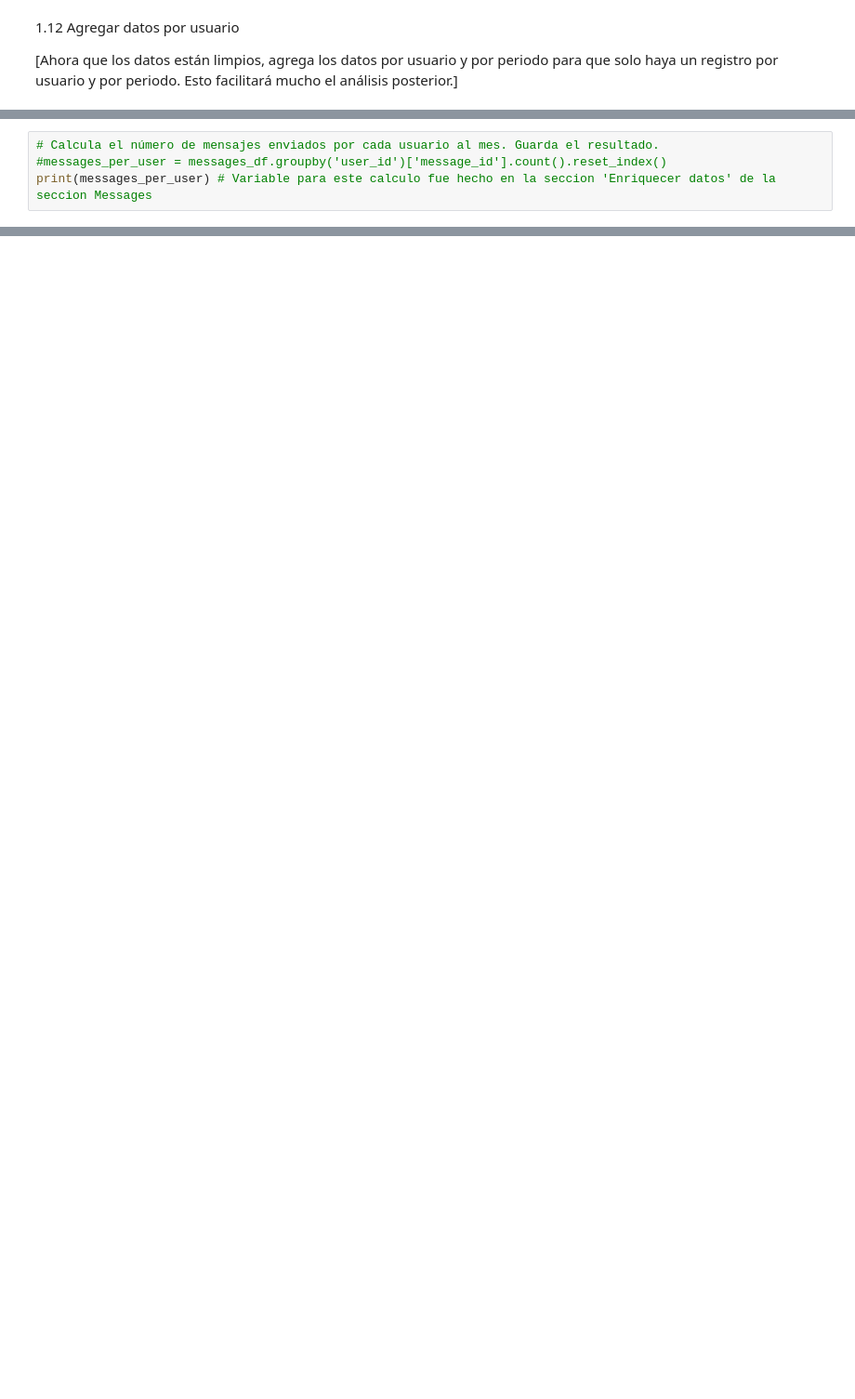
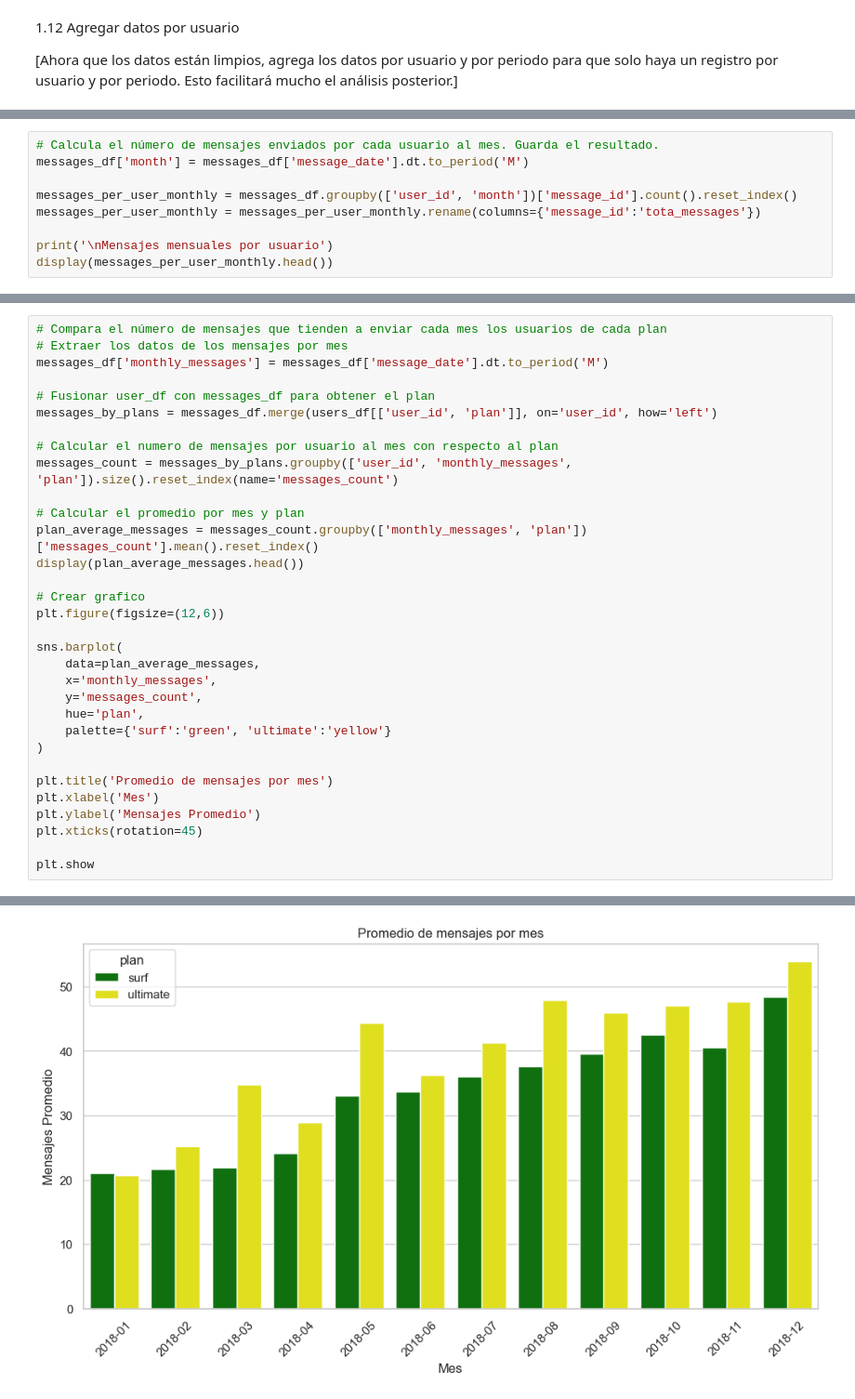
Before and after one commit to jovanespinosa108/DS-project-5, a Jupyter notebook: project_sprint_5.ipynb, the cells around one changed output, grey strips where cells are left out. Shown at 93% size. Cells and saved outputs as stored; diff of their text form; blank space fills up the shorter version.

```diff
--- a/project_sprint_5.ipynb
+++ b/project_sprint_5.ipynb
@@ -628,5 +651,10 @@ print(minutes_call_per_user)
 # %%
 # Calcula el número de mensajes enviados por cada usuario al mes. Guarda el resultado.
-#messages_per_user = messages_df.groupby('user_id')['message_id'].count().reset_index()
-print(messages_per_user) # Variable para este calculo fue hecho en la seccion 'Enriquecer datos' de la seccion Messages
+messages_df['month'] = messages_df['message_date'].dt.to_period('M')
+
+messages_per_user_monthly = messages_df.groupby(['user_id', 'month'])['message_id'].count().reset_index()
+messages_per_user_monthly = messages_per_user_monthly.rename(columns={'message_id':'tota_messages'})
+
+print('\nMensajes mensuales por usuario')
+display(messages_per_user_monthly.head())
 # %% [output]
@@ -665,0 +970,33 @@ print(mb_per_user)
+# %%
+# Compara el número de mensajes que tienden a enviar cada mes los usuarios de cada plan
+# Extraer los datos de los mensajes por mes
+messages_df['monthly_messages'] = messages_df['message_date'].dt.to_period('M')
+
+# Fusionar user_df con messages_df para obtener el plan
+messages_by_plans = messages_df.merge(users_df[['user_id', 'plan']], on='user_id', how='left')
+
+# Calcular el numero de mensajes por usuario al mes con respecto al plan
+messages_count = messages_by_plans.groupby(['user_id', 'monthly_messages', 'plan']).size().reset_index(name='messages_count')
+
+# Calcular el promedio por mes y plan
+plan_average_messages = messages_count.groupby(['monthly_messages', 'plan'])['messages_count'].mean().reset_index()
+display(plan_average_messages.head())
+
+# Crear grafico
+plt.figure(figsize=(12,6))
+
+sns.barplot(
+    data=plan_average_messages,
+    x='monthly_messages',
+    y='messages_count',
+    hue='plan',
+    palette={'surf':'green', 'ultimate':'yellow'}
+)
+
+plt.title('Promedio de mensajes por mes')
+plt.xlabel('Mes')
+plt.ylabel('Mensajes Promedio')
+plt.xticks(rotation=45)
+
+plt.show
+# %% [output]
@@ -665,0 +1010 @@ print(mb_per_user)
+[figure, added]
```
Also changed, not shown: parts of 49 cells of this notebook.
